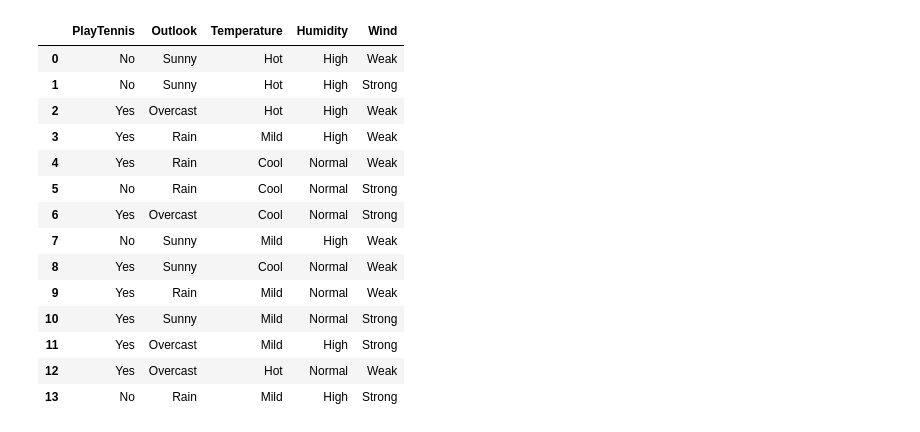
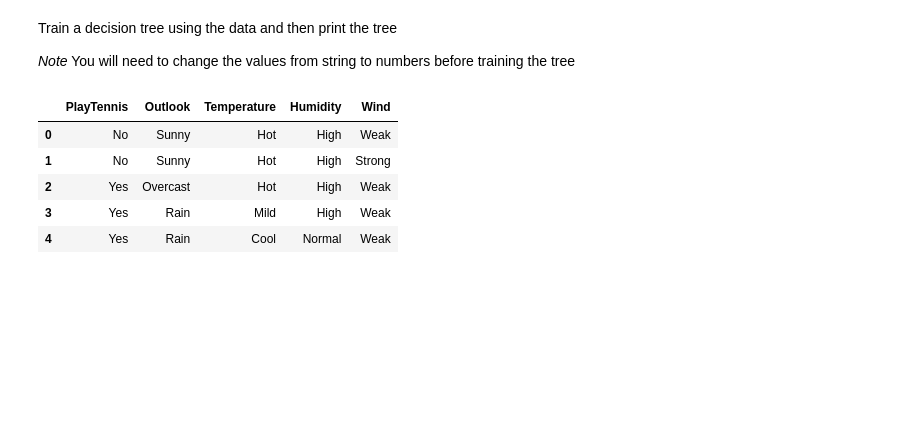
Before and after one commit to hanisaf/mist5730-6380-spring2020, a Jupyter notebook: 41-warmup-sol.ipynb, the cells around one changed output. Drawn from its saved outputs; the diff is of its cells as text; code cells hidden in the pictures; blank space fills up the shorter version.

```diff
--- a/41-warmup-sol.ipynb
+++ b/41-warmup-sol.ipynb
@@ -8,23 +28,18 @@ from sklearn import tree
 # %%
 data = pd.read_csv("data/PlayTennis.csv")
+# %% [markdown]
+Train a decision tree using the data and then print the tree
+
+*Note* You will need to change the values from string to numbers before training the tree
 # %%
-data
+data.head()
 # %% [output]
 |  | PlayTennis | Outlook | Temperature | Humidity | Wind |
 | 0 | No | Sunny | Hot | High | Weak |
 | 1 | No | Sunny | Hot | High | Strong |
 | 2 | Yes | Overcast | Hot | High | Weak |
 | 3 | Yes | Rain | Mild | High | Weak |
 | 4 | Yes | Rain | Cool | Normal | Weak |
-| 5 | No | Rain | Cool | Normal | Strong |
-| 6 | Yes | Overcast | Cool | Normal | Strong |
-| 7 | No | Sunny | Mild | High | Weak |
-| 8 | Yes | Sunny | Cool | Normal | Weak |
-| 9 | Yes | Rain | Mild | Normal | Weak |
-| 10 | Yes | Sunny | Mild | Normal | Strong |
-| 11 | Yes | Overcast | Mild | High | Strong |
-| 12 | Yes | Overcast | Hot | Normal | Weak |
-| 13 | No | Rain | Mild | High | Strong |
 # %%
 play_tennis = {'No':0, 'Yes':1}
 data['PlayTennis'] = data['PlayTennis'].apply(lambda x: play_tennis[x])
```
Also changed, not shown: parts of 12 cells of this notebook, 3 other files.
